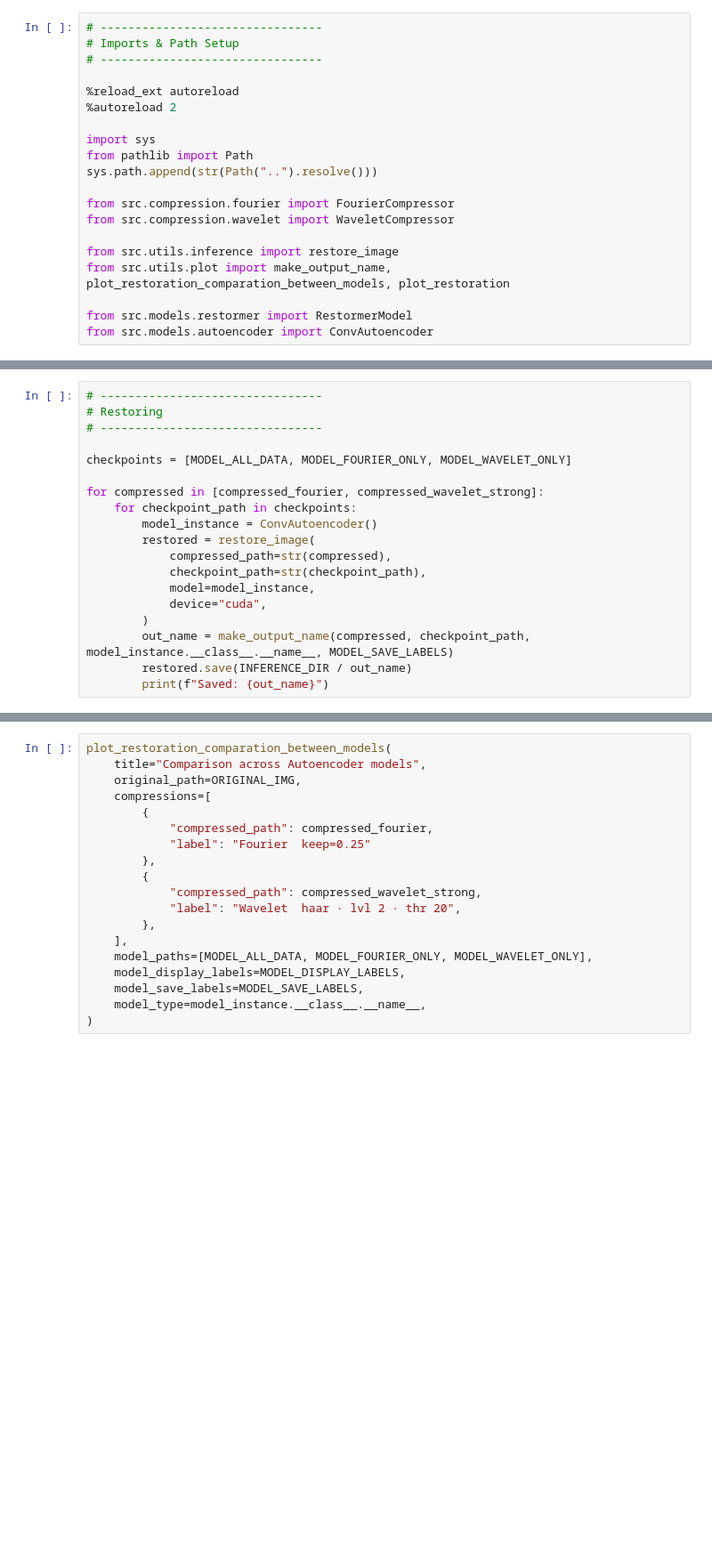
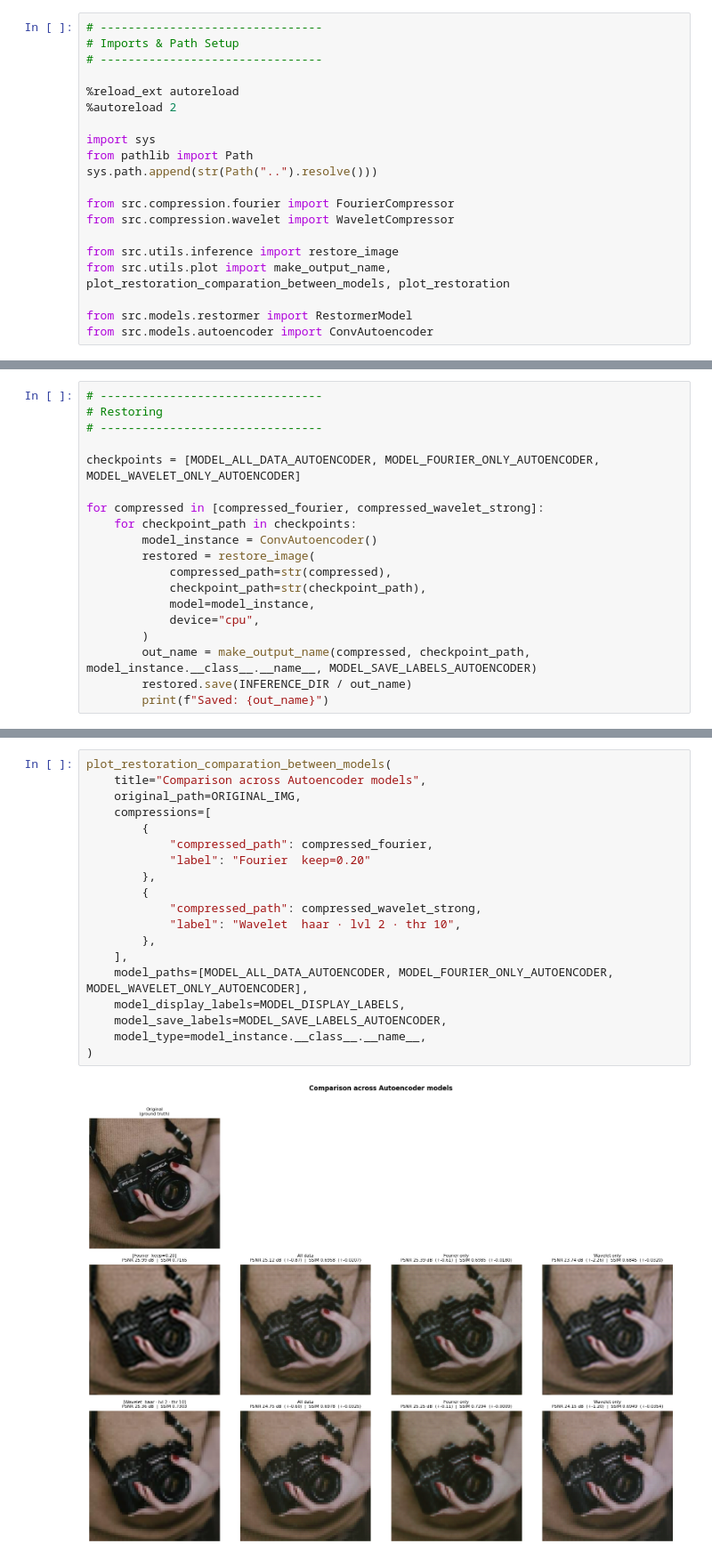
Before and after one commit to enrico-favale/deep-image-restoration, a Jupyter notebook: notebooks/07_inference on never_seen_compressions.ipynb, the cells around one changed output, grey strips where cells are left out. Shown at 89% size. Drawn from its saved outputs; the diff is of its cells as text; blank space fills up the shorter version.

```diff
--- a/notebooks/07_inference on never_seen_compressions.ipynb
+++ b/notebooks/07_inference on never_seen_compressions.ipynb
@@ -108,7 +129,7 @@ plot_restoration_comparation_between_models(
 # Restoring
 # --------------------------------
 
-checkpoints = [MODEL_ALL_DATA, MODEL_FOURIER_ONLY, MODEL_WAVELET_ONLY]
+checkpoints = [MODEL_ALL_DATA_AUTOENCODER, MODEL_FOURIER_ONLY_AUTOENCODER, MODEL_WAVELET_ONLY_AUTOENCODER]
 
 for compressed in [compressed_fourier, compressed_wavelet_strong]:
     for checkpoint_path in checkpoints:
@@ -117,8 +138,8 @@ for compressed in [compressed_fourier, compressed_wavelet_strong]:
             compressed_path=str(compressed),
             checkpoint_path=str(checkpoint_path),
             model=model_instance,
-            device="cuda",
+            device="cpu",
         )
-        out_name = make_output_name(compressed, checkpoint_path, model_instance.__class__.__name__, MODEL_SAVE_LABELS)
+        out_name = make_output_name(compressed, checkpoint_path, model_instance.__class__.__name__, MODEL_SAVE_LABELS_AUTOENCODER)
         restored.save(INFERENCE_DIR / out_name)
         print(f"Saved: {out_name}")
@@ -125,19 +153,21 @@ for compressed in [compressed_fourier, compressed_wavelet_strong]:
 # %%
 plot_restoration_comparation_between_models(
     title="Comparison across Autoencoder models",
     original_path=ORIGINAL_IMG,
     compressions=[
         {
             "compressed_path": compressed_fourier,
-            "label": "Fourier  keep=0.25"
+            "label": "Fourier  keep=0.20"
         },
         {
             "compressed_path": compressed_wavelet_strong,
-            "label": "Wavelet  haar · lvl 2 · thr 20",
+            "label": "Wavelet  haar · lvl 2 · thr 10",
         },
     ],
-    model_paths=[MODEL_ALL_DATA, MODEL_FOURIER_ONLY, MODEL_WAVELET_ONLY],
+    model_paths=[MODEL_ALL_DATA_AUTOENCODER, MODEL_FOURIER_ONLY_AUTOENCODER, MODEL_WAVELET_ONLY_AUTOENCODER],
     model_display_labels=MODEL_DISPLAY_LABELS,
-    model_save_labels=MODEL_SAVE_LABELS,
+    model_save_labels=MODEL_SAVE_LABELS_AUTOENCODER,
     model_type=model_instance.__class__.__name__,
 )
+# %% [output]
+[figure, added]
```
Also changed, not shown: parts of 5 cells of this notebook, 24 other files.
